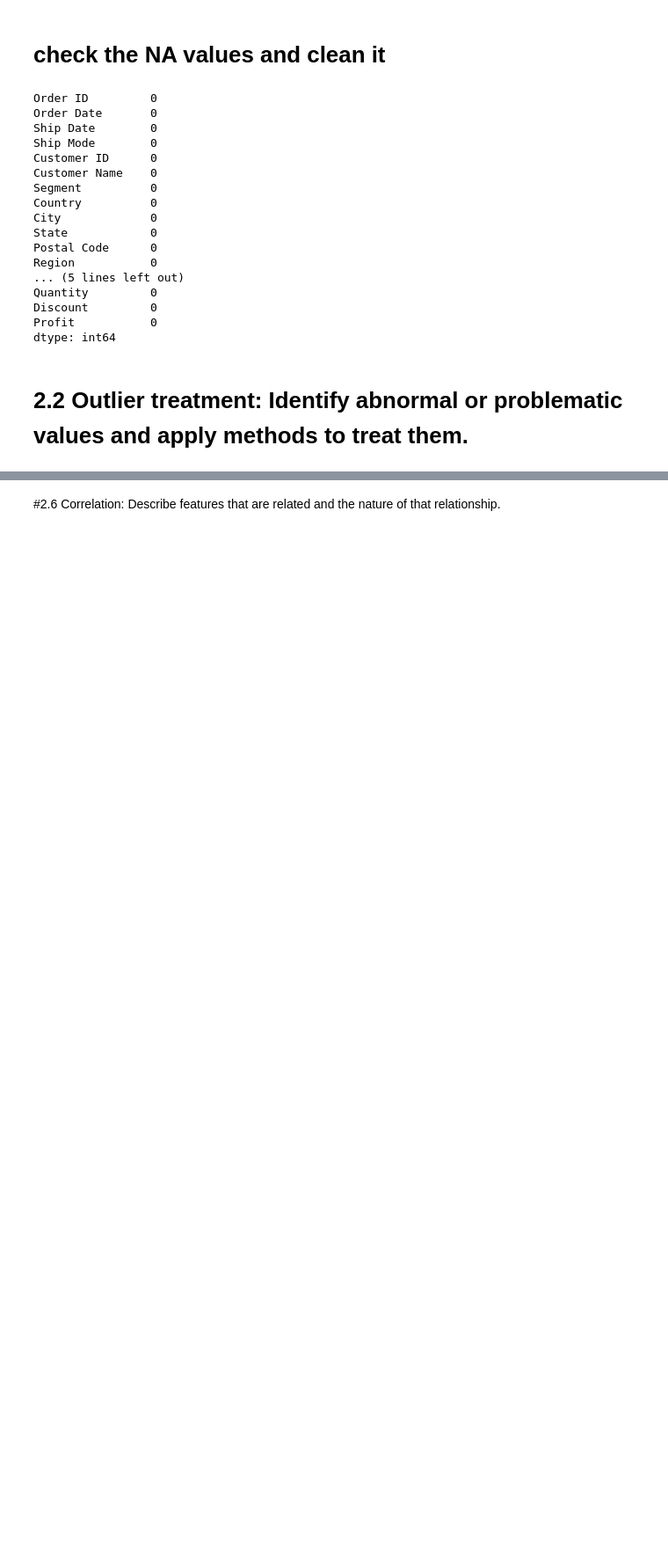
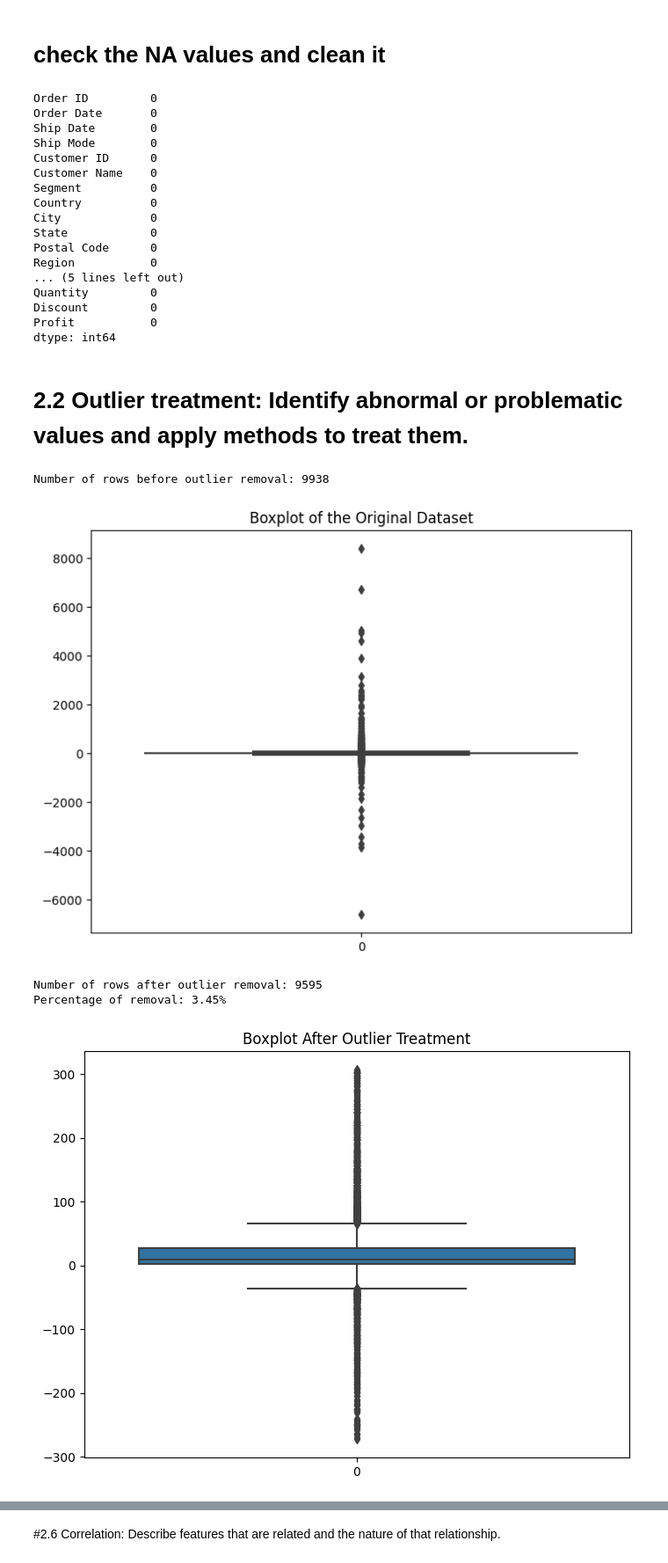
Before and after one commit to engmohamedsalah/AIMaster-Training, a Jupyter notebook: Building_an_AI_based_Application.ipynb, the cells around one changed output, grey strips where cells are left out. Shown at 88% size. Saved outputs shown, nothing was run; the diff lists cells and outputs as text; code cells hidden in the pictures; blank space fills up the shorter version.

```diff
--- a/Building_an_AI_based_Application.ipynb
+++ b/Building_an_AI_based_Application.ipynb
@@ -345,3 +342,11 @@ def clean_outliers(df, column_name):
     plt.title("Boxplot After Outlier Treatment")
     plt.show()
+# %%
+clean_outliers_inplace(df_super_store, 'Profit')
+# %% [output]
+Number of rows before outlier removal: 9938
+[figure, added]
+Number of rows after outlier removal: 9595
+Percentage of removal: 3.45%
+[figure, added]
 # %%
```
Also changed, not shown: parts of 24 cells of this notebook.
